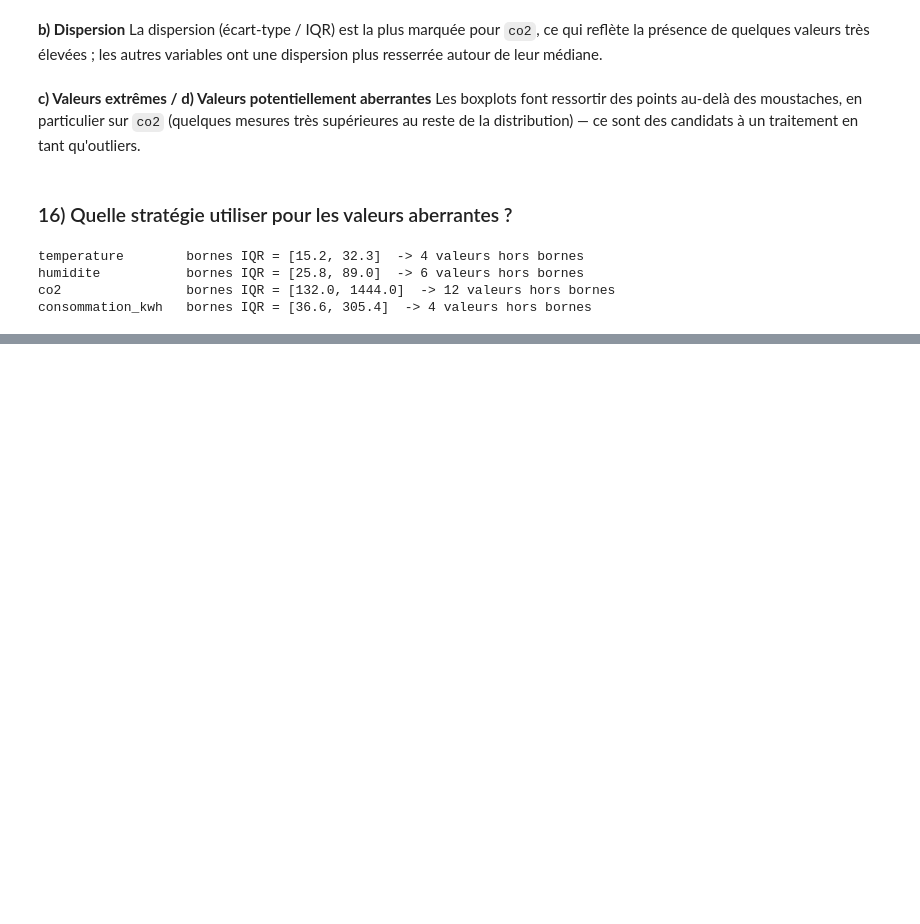
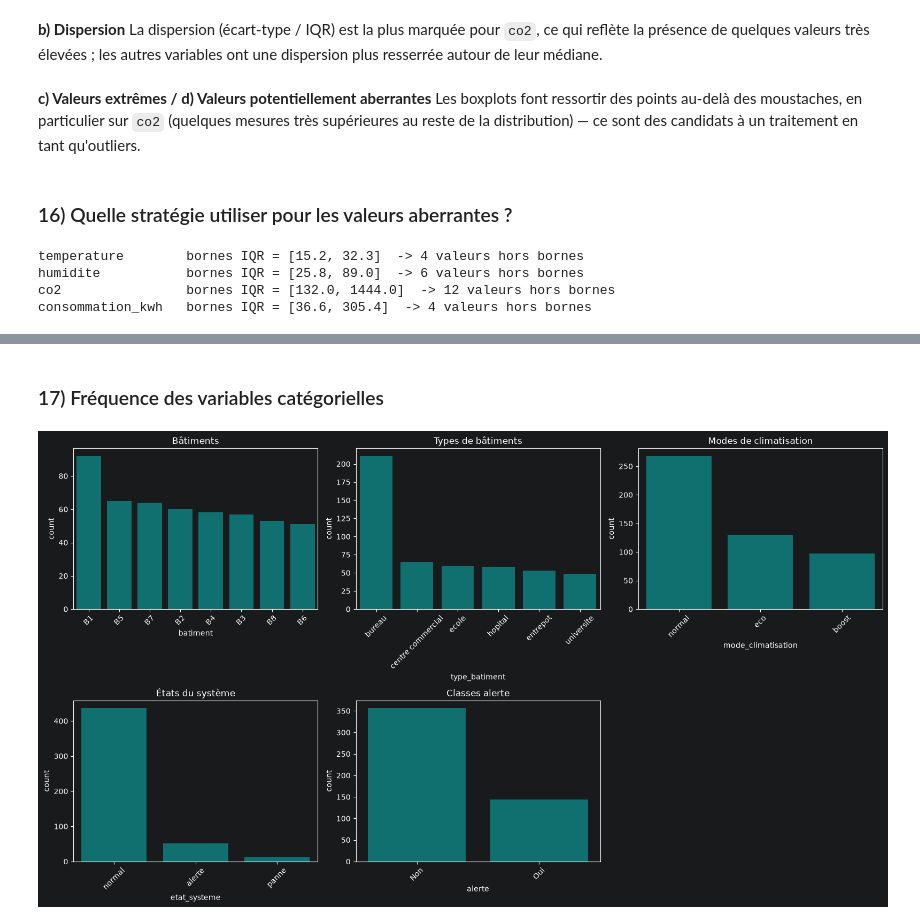
Before and after one commit to massamba0809/atelier_prepa_donnees_tab, a Jupyter notebook: notebooks/atelier_prepa_donnees_tab.ipynb, the cells around one changed output, grey strips where cells are left out. Cells and saved outputs as stored; diff of their text form; code cells hidden in the pictures; blank space fills up the shorter version.

Commit message:
ls figures des frequences

```diff
--- a/notebooks/atelier_prepa_donnees_tab.ipynb
+++ b/notebooks/atelier_prepa_donnees_tab.ipynb
@@ -516,0 +524,21 @@ consommation_kwh   bornes IQR = [36.6, 305.4]  -> 4 valeurs hors bornes
+# %% [markdown]
+### 17) Fréquence des variables catégorielles
+# %%
+fig, axes = plt.subplots(2, 3, figsize=(16, 9))
+freq_vars = [
+    ("batiment", "Bâtiments"),
+    ("type_batiment", "Types de bâtiments"),
+    ("mode_climatisation", "Modes de climatisation"),
+    ("etat_systeme", "États du système"),
+    ("alerte", "Classes alerte"),
+]
+for ax, (col, titre) in zip(axes.flat, freq_vars):
+    order = df_clean[col].value_counts().index
+    sns.countplot(data=df_clean, x=col, order=order, ax=ax, color="teal")
+    ax.set_title(titre)
+    ax.tick_params(axis='x', rotation=45)
+axes.flat[-1].axis("off")
+plt.tight_layout()
+plt.show()
+# %% [output]
+[figure, added]
```
Also changed, not shown: parts of 1 cell of this notebook.
